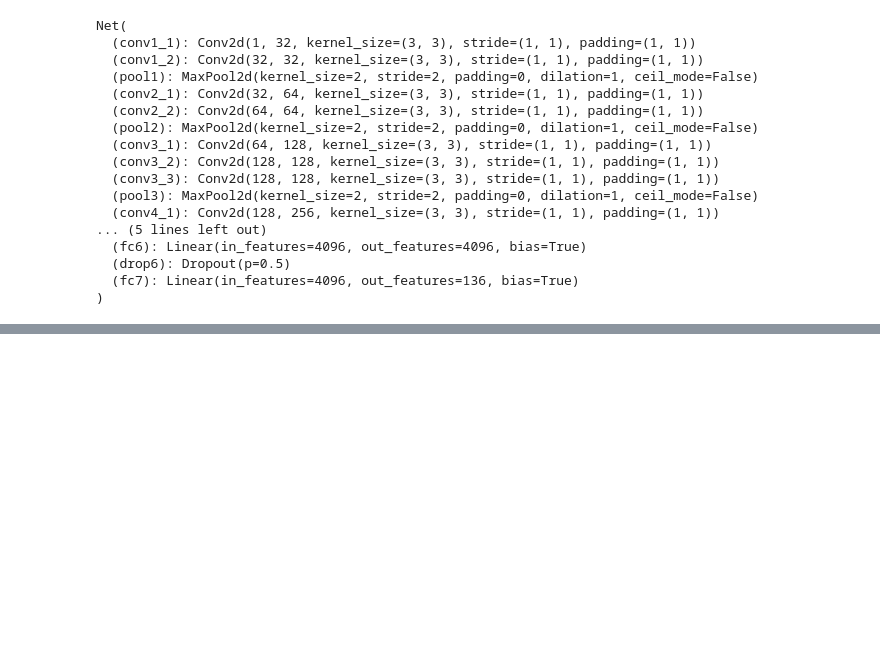
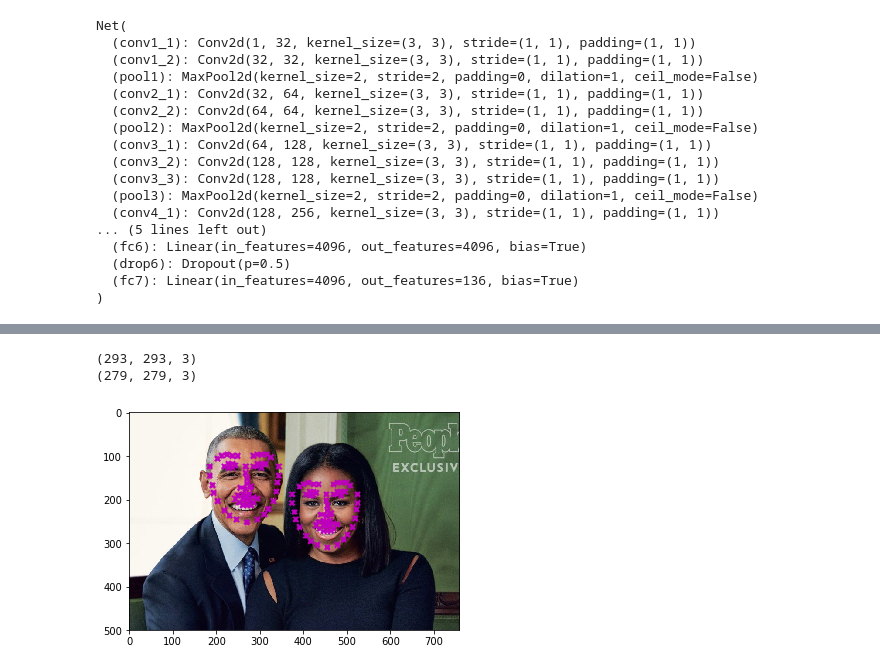
Before and after one commit to udacity/P1_Facial_Keypoints, a Jupyter notebook: 3. Facial Keypoint Detection, Complete Pipeline.ipynb, the cells around one changed output, grey strips where cells are left out. Saved outputs shown, nothing was run; the diff lists cells and outputs as text; code cells hidden in the pictures; blank space fills up the shorter version.

```diff
--- a/3. Facial Keypoint Detection, Complete Pipeline.ipynb
+++ b/3. Facial Keypoint Detection, Complete Pipeline.ipynb
@@ -177,0 +190,49 @@ for (x,y,w,h) in faces:
+# %%
+padding_w = padding_h = 60
+
+orig_image = np.copy(image)
+plt.imshow(orig_image, cmap='gray')
+for index,(x,y,w,h) in enumerate(faces):
+
+    # print(x,y,w,h)
+
+    # Select the region of interest that is the face in the image
+    # i used padding_w = padding_h = 60
+
+    # get roi
+    roi = image_copy[y-padding_h:y+h+padding_h, x-padding_w:x+w+padding_w]
+
+    # create a blank cv2 image with dimensions of out input image 96x96
+    blank_image = np.zeros((96,96,3), np.uint8)
+
+    # create a dest blank image to save the key points in the =resized roi size
+    dest_image = np.zeros(roi.shape, np.uint8)
+    print(roi.shape)
+
+    # convert keypoints to ints
+    # points[0] has Obama face keypoints and points[1]: Michelle
+    int_points = points[index].astype(int)
+
+    # update blank image with pixel value 255 for the indicies of keypoints
+    blank_image[int_points[:,0],int_points[:,1],0] = 255
+
+    # create a resized array of size (y+h+padding_h - (y-padding_)) and (x+w+padding_w - (x-padding_w))
+    # for Barack its 293x293 and Michelle its 279x279
+    # then resize the blank_image with keypoitns to the new size
+    resized_roi = cv2.resize(blank_image, (w + 2 * padding_w, h + 2* padding_w),interpolation = cv2.INTER_CUBIC)
+    # transpose the dest image due to cv2 origin
+    cv2.transpose(resized_roi, dest_image)
+    numpy_resized = np.asarray(dest_image)
+
+    # get all resized keypoints from the resized image.
+    # these should be where all the pixel values are greater than 0
+    resized_key_points = np.asarray(np.where(dest_image[:,:,0] > 0))
+
+    # update the resized 2d points to translate them
+    resized_key_points[0,:] = resized_key_points[0,:] + y - 60
+    resized_key_points[1,:] = resized_key_points[1,:] + x - 60
+    plt.scatter(x = resized_key_points[1, :] ,y= resized_key_points[0, :], s=1, marker='.', c='m')
+# %% [output]
+(293, 293, 3)
+(279, 279, 3)
+[figure, added]
```
Also changed, not shown: parts of 1 cell of this notebook.
